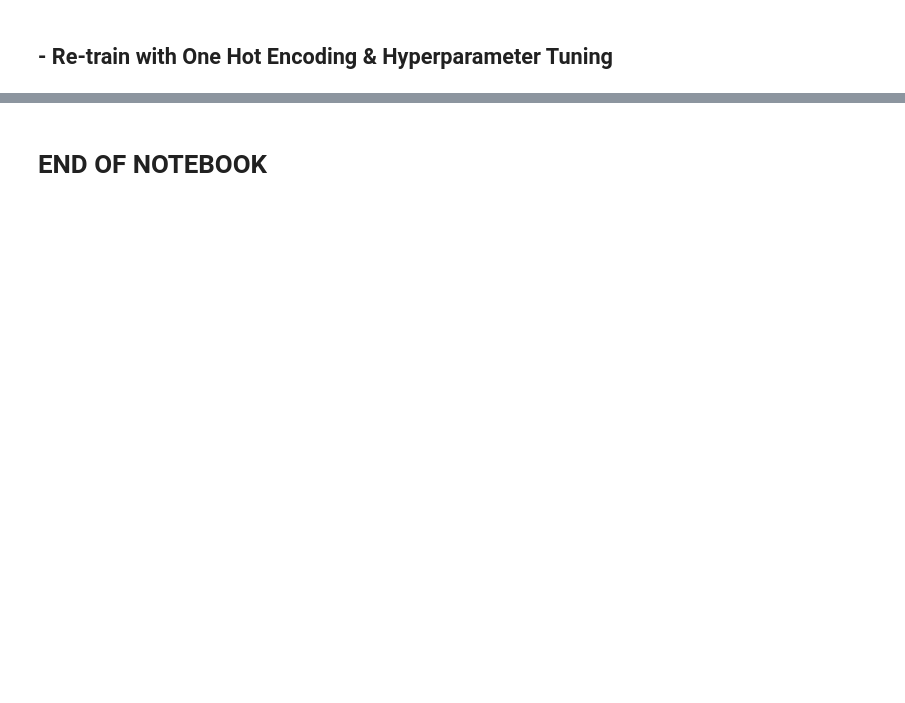
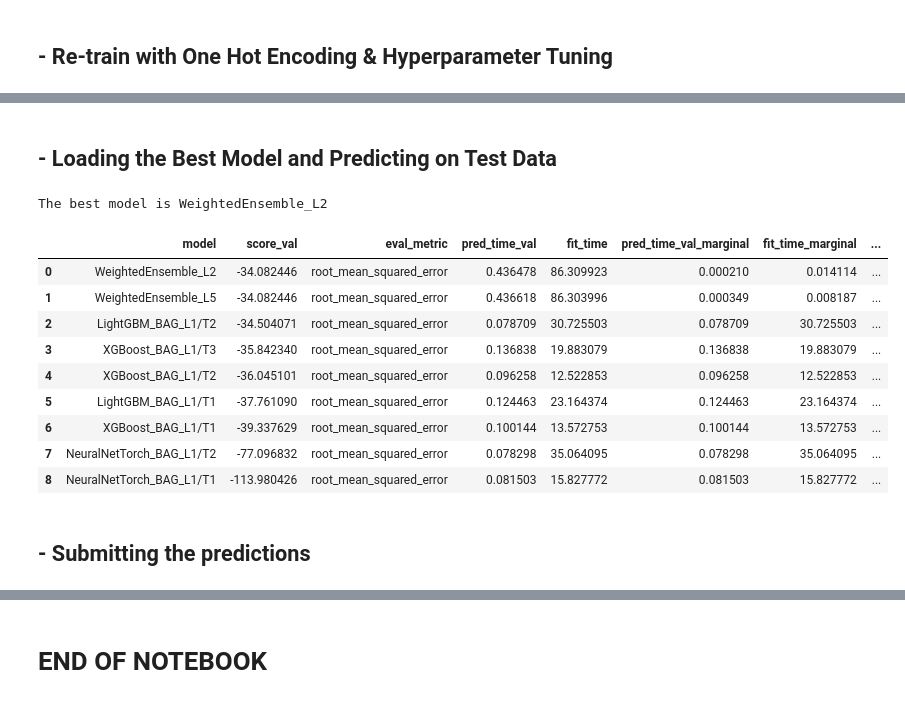
Before and after one commit to samlexrod/udacity-education, a Jupyter notebook: notebooks/bikeshare.ipynb, the cells around one changed output, grey strips where cells are left out. Saved outputs shown, nothing was run; the diff lists cells and outputs as text; code cells hidden in the pictures; blank space fills up the shorter version.

```diff
--- a/notebooks/bikeshare.ipynb
+++ b/notebooks/bikeshare.ipynb
@@ -672,0 +614,21 @@ mean_squared_log_error(val_df["count"], predictions_new_hpo)
+# %% [markdown]
+## - Loading the Best Model and Predicting on Test Data
+# %%
+best_model = predictor_new_hpo.model_best
+print(f"The best model is {best_model}")
+# %% [output]
+The best model is WeightedEnsemble_L2
+# %%
+saved_predictor = TabularPredictor.load('autogluon-new-hpo')
+saved_predictor.leaderboard(silent=True)
+# %% [output]
+|  | model | score_val | eval_metric | pred_time_val | fit_time | pred_time_val_marginal | fit_time_marginal | ... |
+| 0 | WeightedEnsemble_L2 | -34.082446 | root_mean_squared_error | 0.436478 | 86.309923 | 0.000210 | 0.014114 | ... |
+| 1 | WeightedEnsemble_L5 | -34.082446 | root_mean_squared_error | 0.436618 | 86.303996 | 0.000349 | 0.008187 | ... |
+| 2 | LightGBM_BAG_L1/T2 | -34.504071 | root_mean_squared_error | 0.078709 | 30.725503 | 0.078709 | 30.725503 | ... |
+| 3 | XGBoost_BAG_L1/T3 | -35.842340 | root_mean_squared_error | 0.136838 | 19.883079 | 0.136838 | 19.883079 | ... |
+| 4 | XGBoost_BAG_L1/T2 | -36.045101 | root_mean_squared_error | 0.096258 | 12.522853 | 0.096258 | 12.522853 | ... |
+| 5 | LightGBM_BAG_L1/T1 | -37.761090 | root_mean_squared_error | 0.124463 | 23.164374 | 0.124463 | 23.164374 | ... |
+| 6 | XGBoost_BAG_L1/T1 | -39.337629 | root_mean_squared_error | 0.100144 | 13.572753 | 0.100144 | 13.572753 | ... |
+| 7 | NeuralNetTorch_BAG_L1/T2 | -77.096832 | root_mean_squared_error | 0.078298 | 35.064095 | 0.078298 | 35.064095 | ... |
+| 8 | NeuralNetTorch_BAG_L1/T1 | -113.980426 | root_mean_squared_error | 0.081503 | 15.827772 | 0.081503 | 15.827772 | ... |
@@ -672,0 +640,2 @@ mean_squared_log_error(val_df["count"], predictions_new_hpo)
+# %% [markdown]
+## - Submitting the predictions
```
Also changed, not shown: parts of 63 cells of this notebook, 6 other files.
